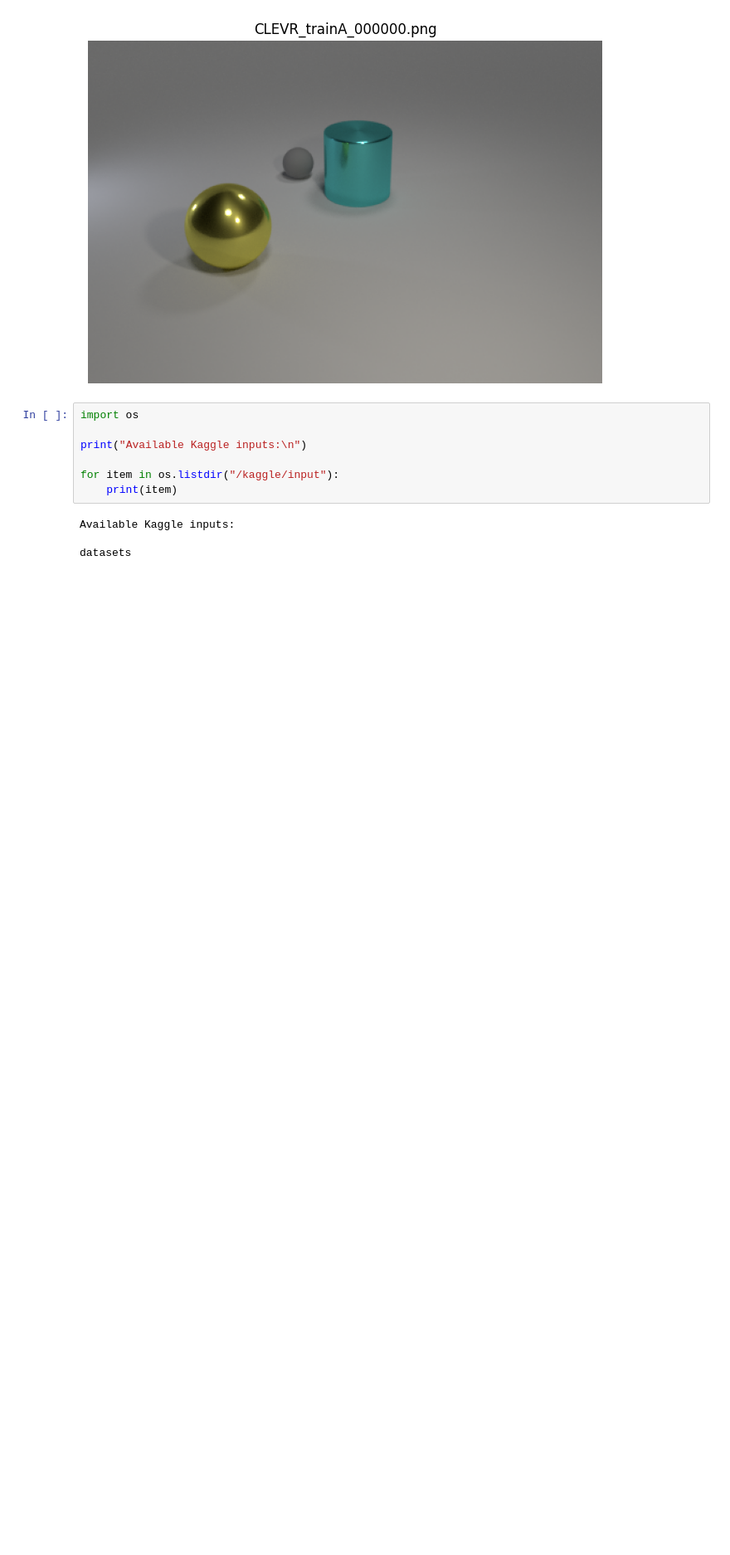
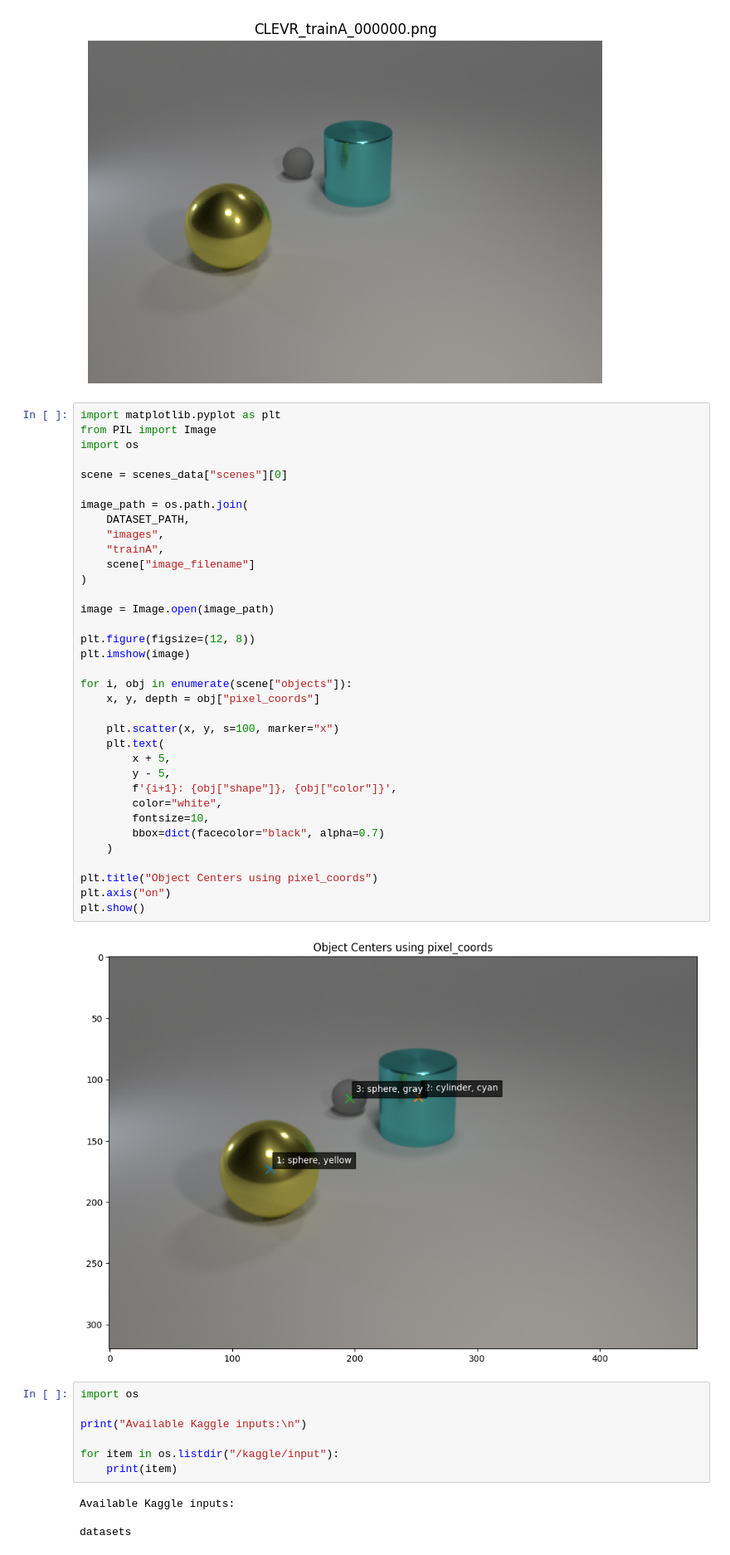
Before and after one commit to maram-elaian/Beyond-Combinations, a Jupyter notebook: notebooks/01_data_exploration.ipynb, the cells around one changed output. Shown at 83% size. Drawn from its saved outputs; the diff is of its cells as text; blank space fills up the shorter version.

```diff
--- a/notebooks/01_data_exploration.ipynb
+++ b/notebooks/01_data_exploration.ipynb
@@ -172,6 +172,43 @@ Material: rubber
 Size: small
 Pixel coordinates: [196, 115, 12.643919944763184]
 [figure]
+# %%
+import matplotlib.pyplot as plt
+from PIL import Image
+import os
+
+scene = scenes_data["scenes"][0]
+
+image_path = os.path.join(
+    DATASET_PATH,
+    "images",
+    "trainA",
+    scene["image_filename"]
+)
+
+image = Image.open(image_path)
+
+plt.figure(figsize=(12, 8))
+plt.imshow(image)
+
+for i, obj in enumerate(scene["objects"]):
+    x, y, depth = obj["pixel_coords"]
+
+    plt.scatter(x, y, s=100, marker="x")
+    plt.text(
+        x + 5,
+        y - 5,
+        f'{i+1}: {obj["shape"]}, {obj["color"]}',
+        color="white",
+        fontsize=10,
+        bbox=dict(facecolor="black", alpha=0.7)
+    )
+
+plt.title("Object Centers using pixel_coords")
+plt.axis("on")
+plt.show()
+# %% [output]
+[figure, added]
 # %%
 import os
 
```
